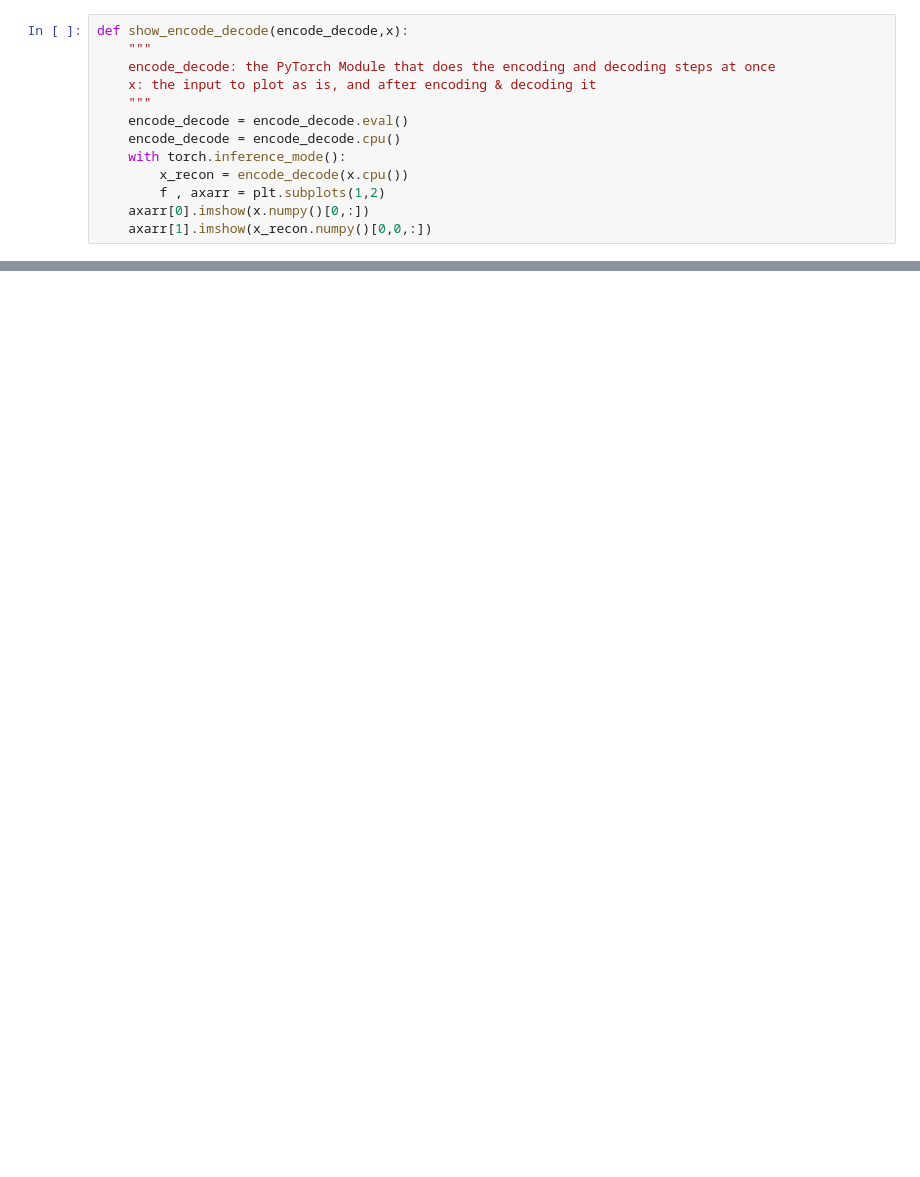
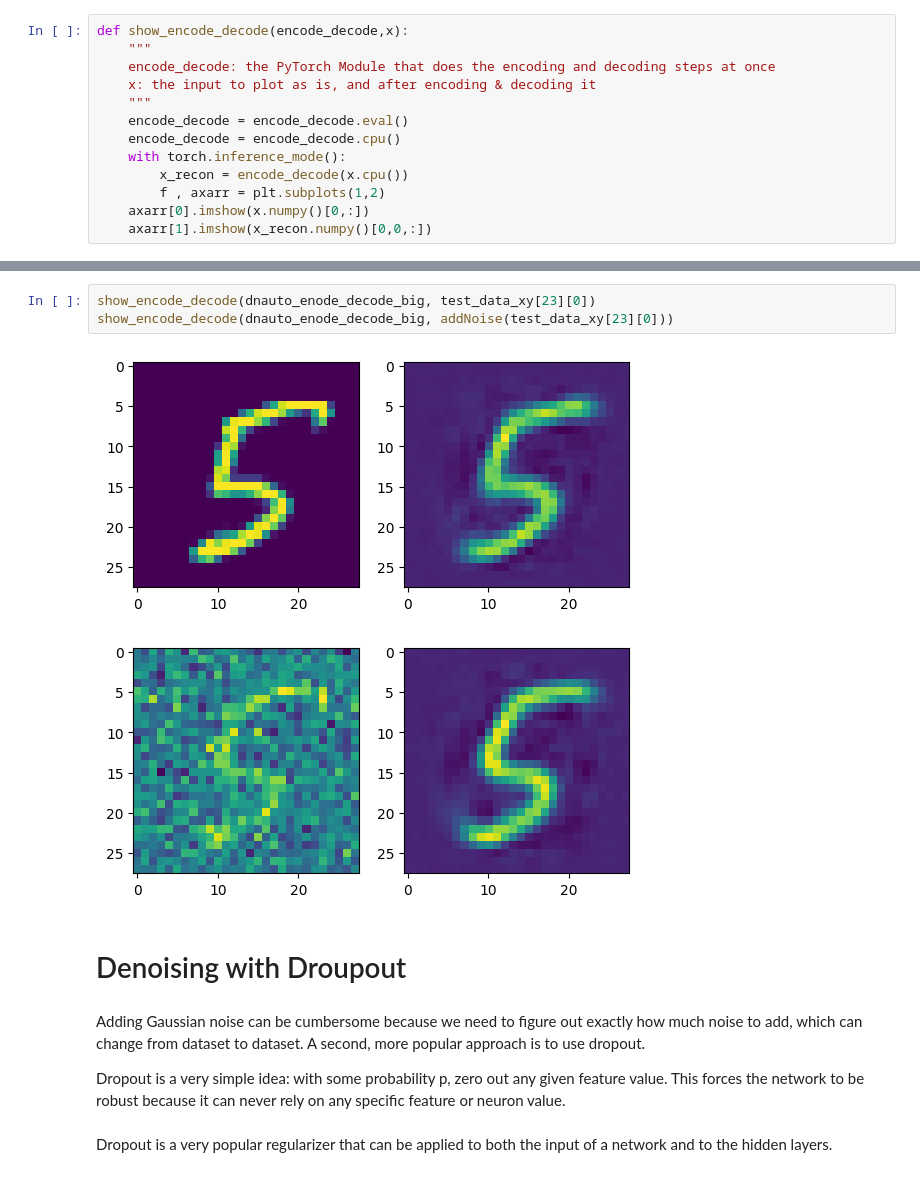
Before and after one commit to moha-55/Autoencoder_with_PyTorch, a Jupyter notebook: 1-Autoencoder.ipynb, the cells around one changed output, grey strips where cells are left out. Cells and saved outputs as stored; diff of their text form; blank space fills up the shorter version.

```diff
--- a/1-Autoencoder.ipynb
+++ b/1-Autoencoder.ipynb
@@ -228,0 +316,14 @@ show_encode_decode(auto_encode_decode,test_data_xx[3][0])
+# %%
+show_encode_decode(dnauto_enode_decode_big, test_data_xy[23][0])
+show_encode_decode(dnauto_enode_decode_big, addNoise(test_data_xy[23][0]))
+# %% [output]
+[figure, added]
+[figure, added]
+# %% [markdown]
+ # Denoising with Droupout
+# %% [markdown]
+Adding Gaussian noise can be cumbersome because we need to figure out exactly how much noise to add, which can change from dataset to dataset. A second, more popular approach is to use dropout.
+
+Dropout is a very simple idea: with some probability p, zero out any given feature value. This forces the network to be robust because it can never rely on any specific feature or neuron value.
+# %% [markdown]
+Dropout is a very popular regularizer that can be applied to both the input of a network and to the hidden layers.
```
Also changed, not shown: parts of 19 cells of this notebook.
